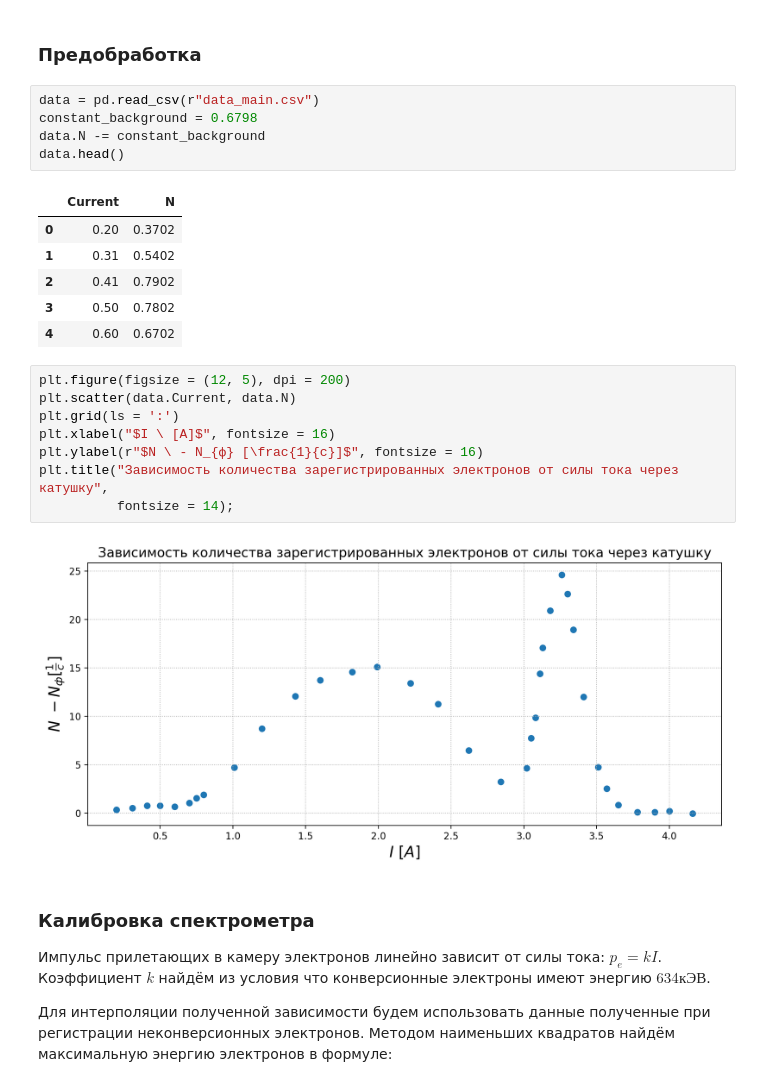
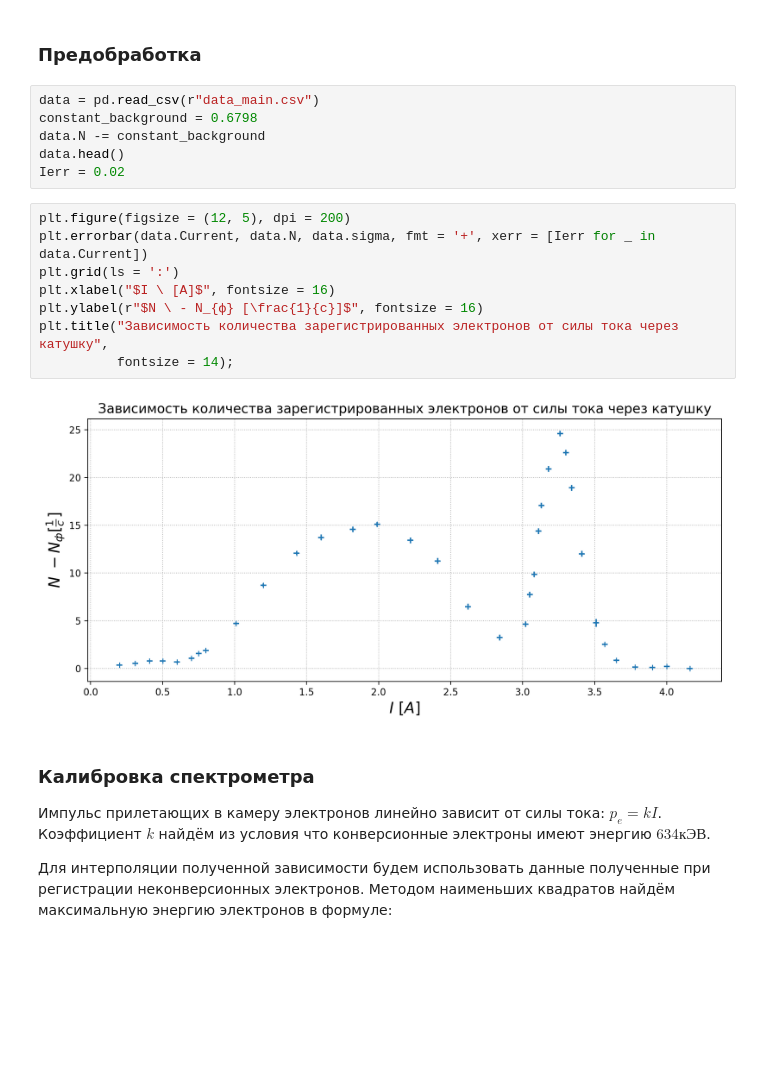
Before and after one commit to ShmakovVladimir/Labs, a Jupyter notebook: Квантовая физика/Исследование энергетического спектра бета-частиц/main.ipynb, the cells around one changed output. Saved outputs shown, nothing was run; the diff lists cells and outputs as text; blank space fills up the shorter version.

```diff
--- a/Квантовая физика/Исследование энергетического спектра бета-частиц/main.ipynb
+++ b/Квантовая физика/Исследование энергетического спектра бета-частиц/main.ipynb
@@ -18,23 +18,17 @@ data = pd.read_csv(r"data_main.csv")
 constant_background = 0.6798
 data.N -= constant_background
 data.head()
+Ierr = 0.02
-# %% [output]
-|  | Current | N |
-| 0 | 0.20 | 0.3702 |
-| 1 | 0.31 | 0.5402 |
-| 2 | 0.41 | 0.7902 |
-| 3 | 0.50 | 0.7802 |
-| 4 | 0.60 | 0.6702 |
 # %%
 plt.figure(figsize = (12, 5), dpi = 200)
-plt.scatter(data.Current, data.N)
+plt.errorbar(data.Current, data.N, data.sigma, fmt = '+', xerr = [Ierr for _ in data.Current])
 plt.grid(ls = ':')
 plt.xlabel("$I \ [A]$", fontsize = 16)
 plt.ylabel(r"$N \ - N_{ф} [\frac{1}{c}]$", fontsize = 16)
 plt.title("Зависимость количества зарегистрированных электронов от силы тока через катушку",
           fontsize = 14);
 # %% [output]
-[figure, old version]
+[figure, new version]
 # %% [markdown]
 ### Калибровка спектрометра
 
```
Also changed, not shown: parts of 4 cells of this notebook, 17 other files.
